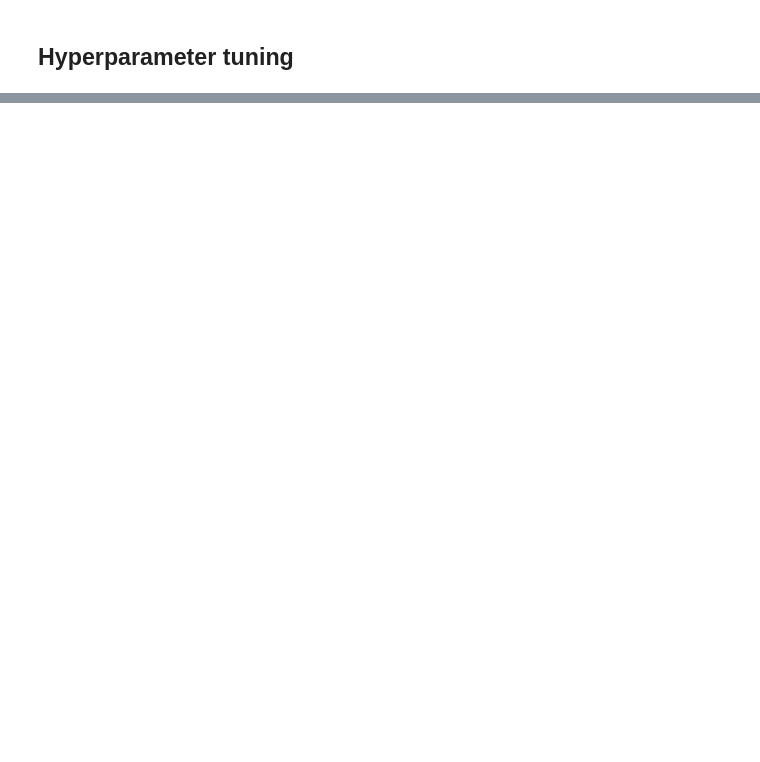
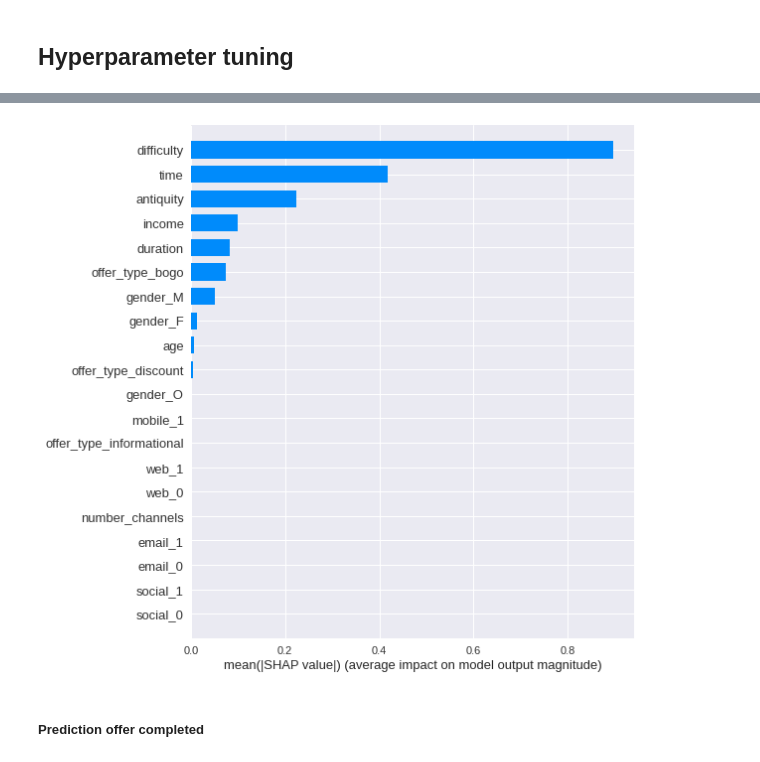
Before and after one commit to stivenlopezg/Starbucks-capstone, a Jupyter notebook: model.ipynb, the cells around one changed output, grey strips where cells are left out. Cells and saved outputs as stored; diff of their text form; code cells hidden in the pictures; blank space fills up the shorter version.

```diff
--- a/model.ipynb
+++ b/model.ipynb
@@ -1,19 +1,26 @@
 # %%
+import shap
+import joblib
 import warnings
 import numpy as np
 import pandas as pd
+import matplotlib.pyplot as plt
 from xgboost import XGBClassifier
 from hyperopt import fmin, tpe, hp
 from sklearn.preprocessing import StandardScaler
 from sklearn.linear_model import LogisticRegression
 from sklearn.pipeline import Pipeline, FeatureUnion
-from sklearn.model_selection import cross_val_score
+from classification_model.plotting import style_dataframe
+from sklearn.metrics import make_scorer, matthews_corrcoef
+from sklearn.model_selection import cross_val_score, GridSearchCV
 from sklearn.ensemble import RandomForestClassifier, GradientBoostingClassifier
 from classification_model.config import numerical_features, categorical_features,\
                                         date_features, features, new_numerical_features
 from classification_model.evaluation import generate_report, confusion_matrix,\
-                                            calculate_metrics, metrics_summary
+                                            calculate_metrics, metrics_summary, styles
 from classification_model.custom_pipeline import CalculateAntiquity, NumberChannels, ConvertDtypes,\
                                                  ColumnSelector, GetDummies, GetDataFrame
 
+
+plt.style.use('seaborn')
 warnings.filterwarnings('ignore')
@@ -220,0 +354,14 @@ The F1 score is: 0.61
+# %%
+xgb = XGBClassifier(max_depth=4,
+                    learning_rate=0.08,
+                    subsample=0.8,
+                    random_state=42,
+                    scale_pos_weight=1.25).fit(data_train, y_train)
+# %%
+shap_values = shap.TreeExplainer(xgb).shap_values(data_train)
+shap.summary_plot(shap_values, data_train, plot_type='bar',
+                  title='Relative importance feature')
+# %% [output]
+[figure, added]
+# %% [markdown]
+##### Prediction offer completed
```
Also changed, not shown: parts of 24 cells of this notebook.
